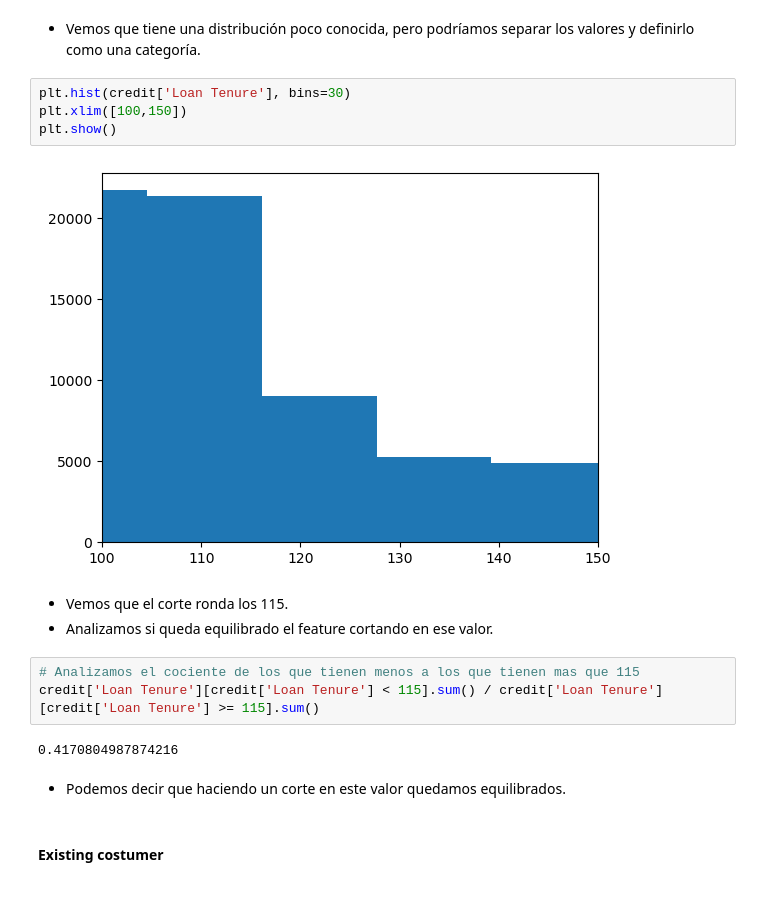
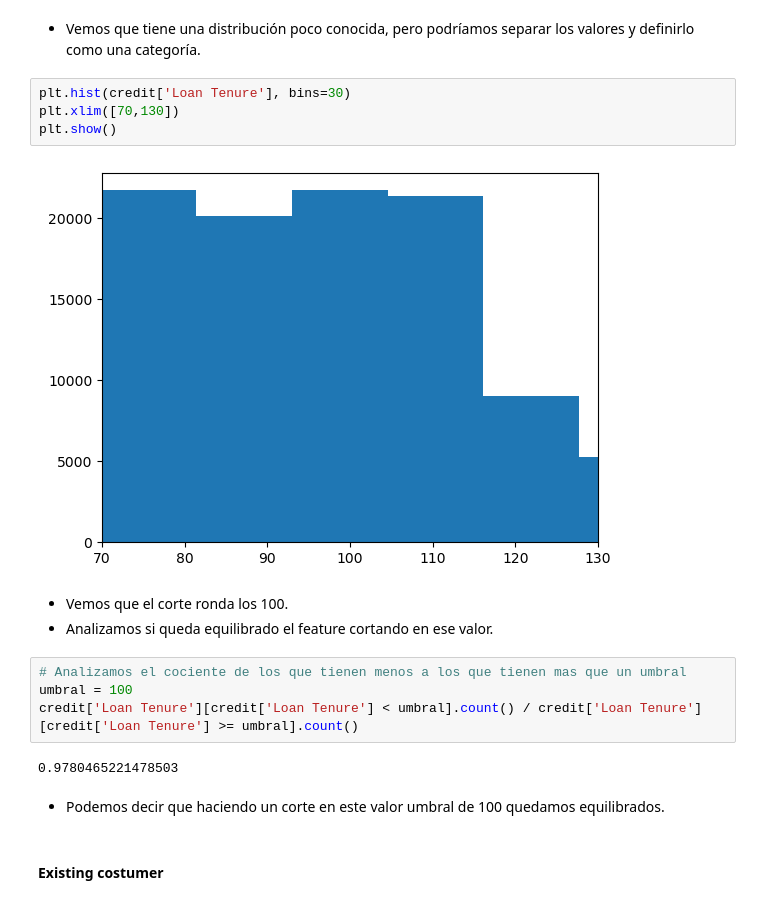
Before and after one commit to manoloacademia/aprMaqI_CEIA, a Jupyter notebook: trabajo_final/credit_v3.ipynb, the cells around one changed output. Cells and saved outputs as stored; diff of their text form.

```diff
--- a/trabajo_final/credit_v3.ipynb
+++ b/trabajo_final/credit_v3.ipynb
@@ -271,20 +291,21 @@ credit['Loan Tenure'].hist(bins=30);
 - Vemos que tiene una distribución poco conocida, pero podríamos separar los valores y definirlo como una categoría.
 # %%
 plt.hist(credit['Loan Tenure'], bins=30)
-plt.xlim([100,150])
+plt.xlim([70,130])
 plt.show()
 # %% [output]
-[figure, old version]
+[figure, new version]
 # %% [markdown]
-- Vemos que el corte ronda los 115.
+- Vemos que el corte ronda los 100.
 - Analizamos si queda equilibrado el feature cortando en ese valor.
 # %%
-# Analizamos el cociente de los que tienen menos a los que tienen mas que 115
-credit['Loan Tenure'][credit['Loan Tenure'] < 115].sum() / credit['Loan Tenure'][credit['Loan Tenure'] >= 115].sum()
+# Analizamos el cociente de los que tienen menos a los que tienen mas que un umbral
+umbral = 100
+credit['Loan Tenure'][credit['Loan Tenure'] < umbral].count() / credit['Loan Tenure'][credit['Loan Tenure'] >= umbral].count()
 # %% [output]
-0.4170804987874216
+0.9780465221478503
 # %% [markdown]
-- Podemos decir que haciendo un corte en este valor quedamos equilibrados.
+- Podemos decir que haciendo un corte en este valor umbral de 100 quedamos equilibrados.
 # %% [markdown]
 #### Existing costumer
 # %%
```
Also changed, not shown: parts of 24 cells of this notebook.
